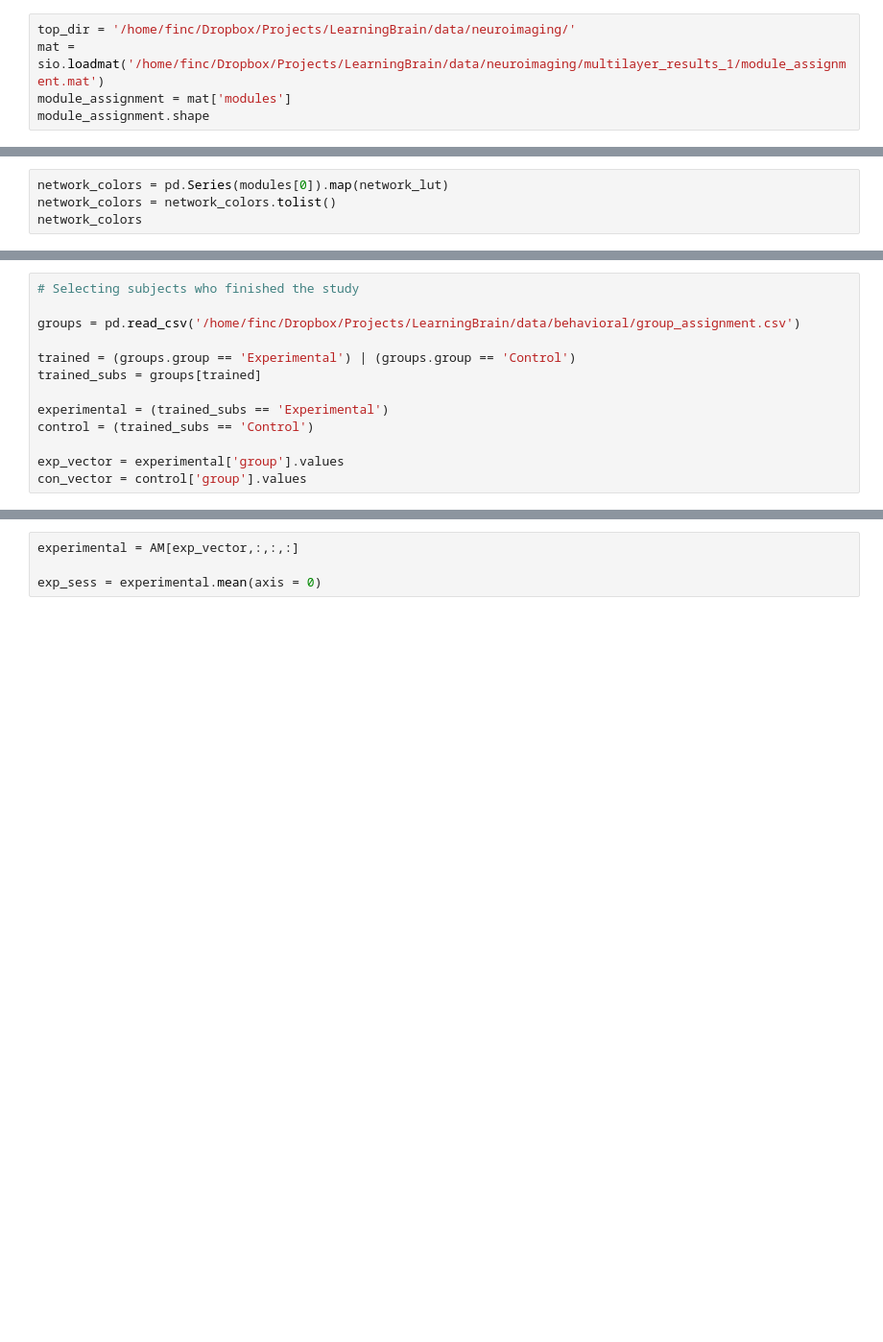
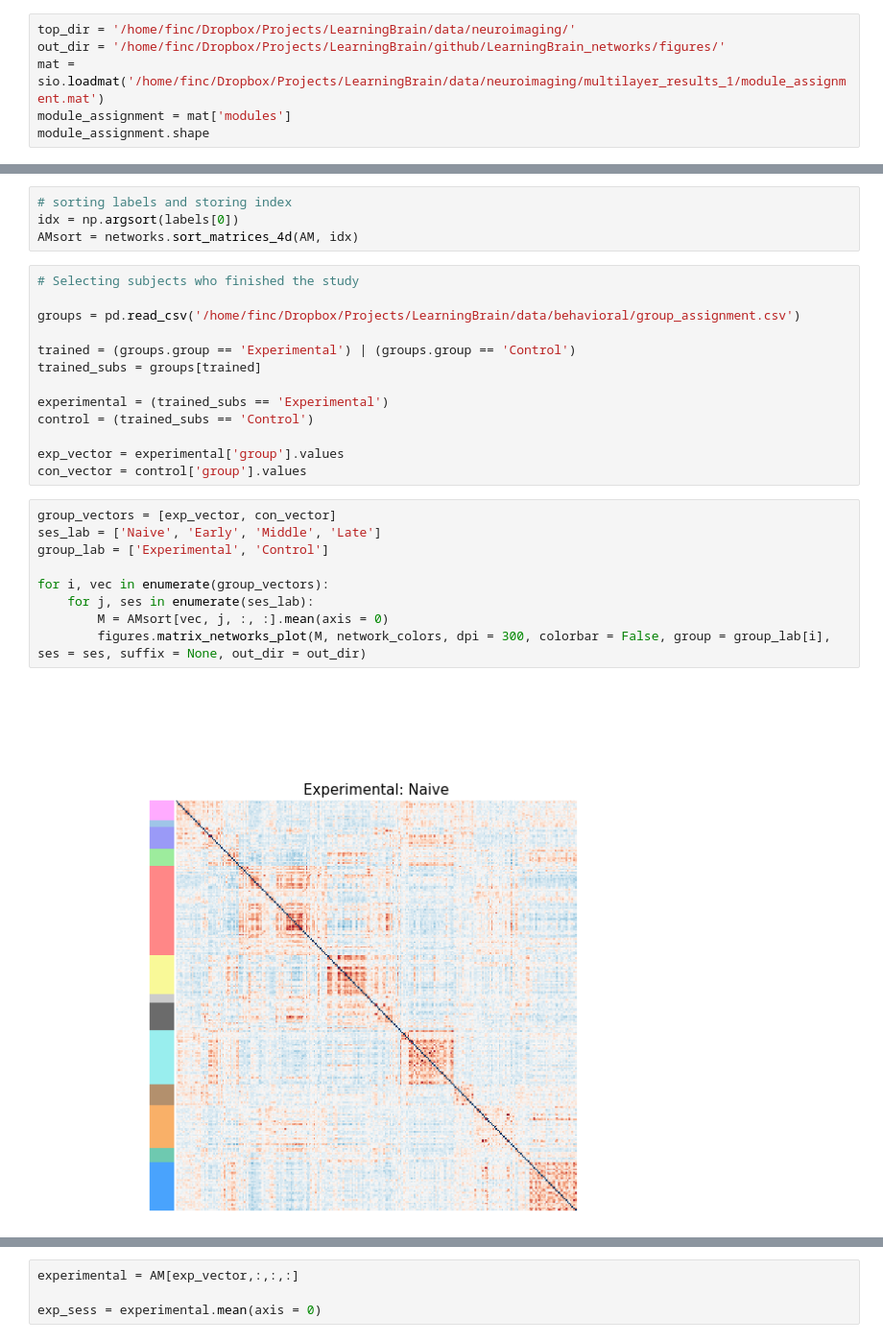
Before and after one commit to kbonna/LearningBrain_networks, a Jupyter notebook: notebooks/LB-08_allegiance_matrices_plotting.ipynb, the cells around one changed output, grey strips where cells are left out. Shown at 96% size. Saved outputs shown, nothing was run; the diff lists cells and outputs as text; blank space fills up the shorter version.

```diff
--- a/notebooks/LB-08_allegiance_matrices_plotting.ipynb
+++ b/notebooks/LB-08_allegiance_matrices_plotting.ipynb
@@ -11,5 +12,6 @@ from fctools import networks
 # %%
 top_dir = '/home/finc/Dropbox/Projects/LearningBrain/data/neuroimaging/'
+out_dir = '/home/finc/Dropbox/Projects/LearningBrain/github/LearningBrain_networks/figures/'
 mat = sio.loadmat('/home/finc/Dropbox/Projects/LearningBrain/data/neuroimaging/multilayer_results_1/module_assignment.mat')
 module_assignment = mat['modules']
 module_assignment.shape
@@ -51,4 +53,0 @@ network_lut
-# %%
-network_colors = pd.Series(modules[0]).map(network_lut)
-network_colors = network_colors.tolist()
-network_colors
@@ -125,3 +54,7 @@ sns.clustermap(z[3,:,:], cmap="viridis",row_cluster=False, col_cluster=False,
+# %%
+# sorting labels and storing index
+idx = np.argsort(labels[0])
+AMsort = networks.sort_matrices_4d(AM, idx)
 # %%
 # Selecting subjects who finished the study
 
@@ -135,3 +68,14 @@ control = (trained_subs == 'Control')
 
 exp_vector = experimental['group'].values
 con_vector = control['group'].values
+# %%
+group_vectors = [exp_vector, con_vector]
+ses_lab = ['Naive', 'Early', 'Middle', 'Late']
+group_lab = ['Experimental', 'Control']
+
+for i, vec in enumerate(group_vectors):
+    for j, ses in enumerate(ses_lab):
+        M = AMsort[vec, j, :, :].mean(axis = 0)
+        figures.matrix_networks_plot(M, network_colors, dpi = 300, colorbar = False, group = group_lab[i], ses = ses, suffix = None, out_dir = out_dir)
+# %% [output]
+[figure, added]
```
Also changed, not shown: parts of 49 cells of this notebook, 4 other files.
